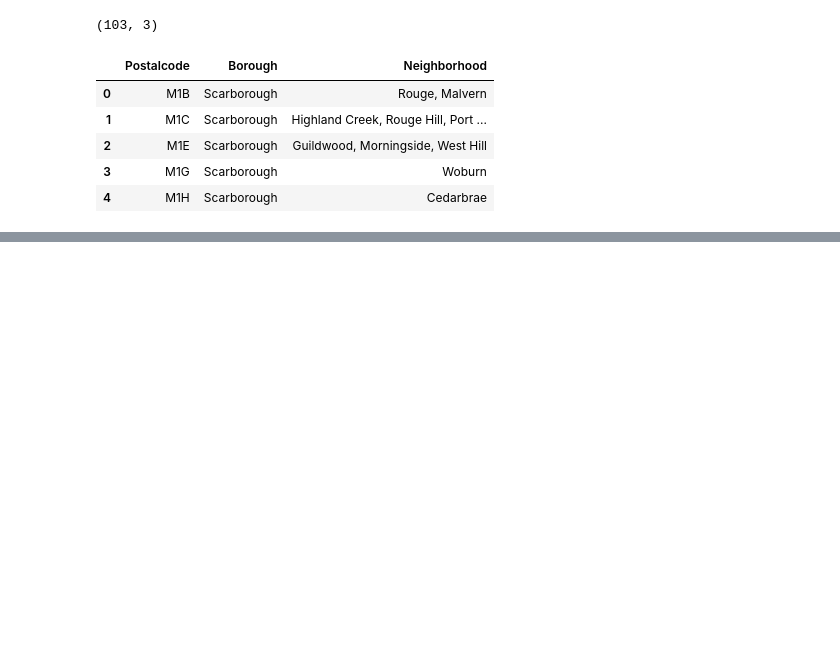
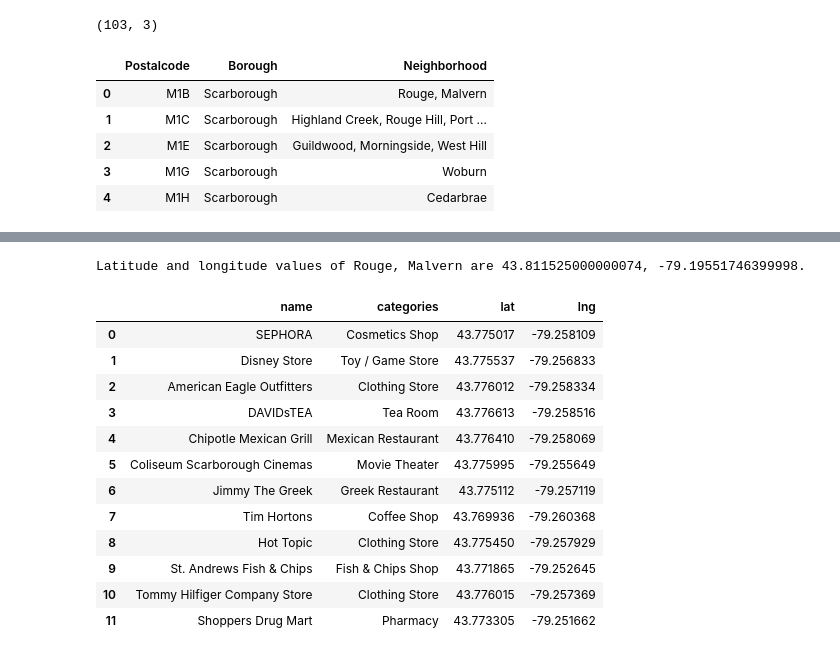
Before and after one commit to Eric-D40/Peer-graded-Assignment-Segmenting-and-Clustering-Neighborhoods-in-Toronto---Part-1, a Jupyter notebook: PGA Segmenting and Clustering .ipynb, the cells around one changed output, grey strips where cells are left out. Cells and saved outputs as stored; diff of their text form; code cells hidden in the pictures; blank space fills up the shorter version.

```diff
--- a/PGA Segmenting and Clustering .ipynb
+++ b/PGA Segmenting and Clustering .ipynb
@@ -103,0 +296,60 @@ End of Part or Question 1
+# %%
+CLIENT_ID = 'IWJZGX0SK2QNPKXNGD5C1OA32Y5Z2MGSIIQ24RYOSIYN3L4Z' # my Foursquare ID
+CLIENT_SECRET = 'OUAHVBVR0A5VRJPV0KXX22HIPVUM5S4RMZPZI3UMOALXELYP' # my Foursquare Secret
+VERSION = '20180605'
+# %%
+neighborhood_latitude = scarborough_data.loc[0, 'Latitude'] # neighborhood latitude value
+neighborhood_longitude = scarborough_data.loc[0, 'Longitude'] # neighborhood longitude value
+
+neighborhood_name = scarborough_data.loc[0, 'Neighborhood'] # neighborhood name
+
+print('Latitude and longitude values of {} are {}, {}.'.format(neighborhood_name,
+                                                               neighborhood_latitude, neighborhood_longitude))
+
+LIMIT = 100
+radius = 500
+url = 'https://api.foursquare.com/v2/venues/explore?client_id={}&client_secret={}&ll={},{}&v={}&radius={}&limit={}'.format(CLIENT_ID, CLIENT_SECRET, latitude1, longitude1, VERSION, radius, LIMIT)
+# %% [output]
+Latitude and longitude values of Rouge, Malvern are 43.811525000000074, -79.19551746399998.
+# %%
+def get_category_type(row):
+    try:
+        categories_list = row['categories']
+    except:
+        categories_list = row['venue.categories']
+
+    if len(categories_list) == 0:
+        return None
+    else:
+        return categories_list[0]['name']
+# %%
+results = requests.get(url).json()
+venues = results['response']['groups'][0]['items']
+
+nearby_venues = json_normalize(venues) # flatten JSON
+
+# filter columns
+filtered_columns = ['venue.name', 'venue.categories', 'venue.location.lat', 'venue.location.lng']
+nearby_venues =nearby_venues.loc[:, filtered_columns]
+
+# filter the category for each row
+nearby_venues['venue.categories'] = nearby_venues.apply(get_category_type, axis=1)
+
+# clean columns
+nearby_venues.columns = [col.split(".")[-1] for col in nearby_venues.columns]
+
+nearby_venues.head(12)
+# %% [output]
+|  | name | categories | lat | lng |
+| 0 | SEPHORA | Cosmetics Shop | 43.775017 | -79.258109 |
+| 1 | Disney Store | Toy / Game Store | 43.775537 | -79.256833 |
+| 2 | American Eagle Outfitters | Clothing Store | 43.776012 | -79.258334 |
+| 3 | DAVIDsTEA | Tea Room | 43.776613 | -79.258516 |
+| 4 | Chipotle Mexican Grill | Mexican Restaurant | 43.776410 | -79.258069 |
+| 5 | Coliseum Scarborough Cinemas | Movie Theater | 43.775995 | -79.255649 |
+| 6 | Jimmy The Greek | Greek Restaurant | 43.775112 | -79.257119 |
+| 7 | Tim Hortons | Coffee Shop | 43.769936 | -79.260368 |
+| 8 | Hot Topic | Clothing Store | 43.775450 | -79.257929 |
+| 9 | St. Andrews Fish & Chips | Fish & Chips Shop | 43.771865 | -79.252645 |
+| 10 | Tommy Hilfiger Company Store | Clothing Store | 43.776015 | -79.257369 |
+| 11 | Shoppers Drug Mart | Pharmacy | 43.773305 | -79.251662 |
```
Also changed, not shown: parts of 32 cells of this notebook.
